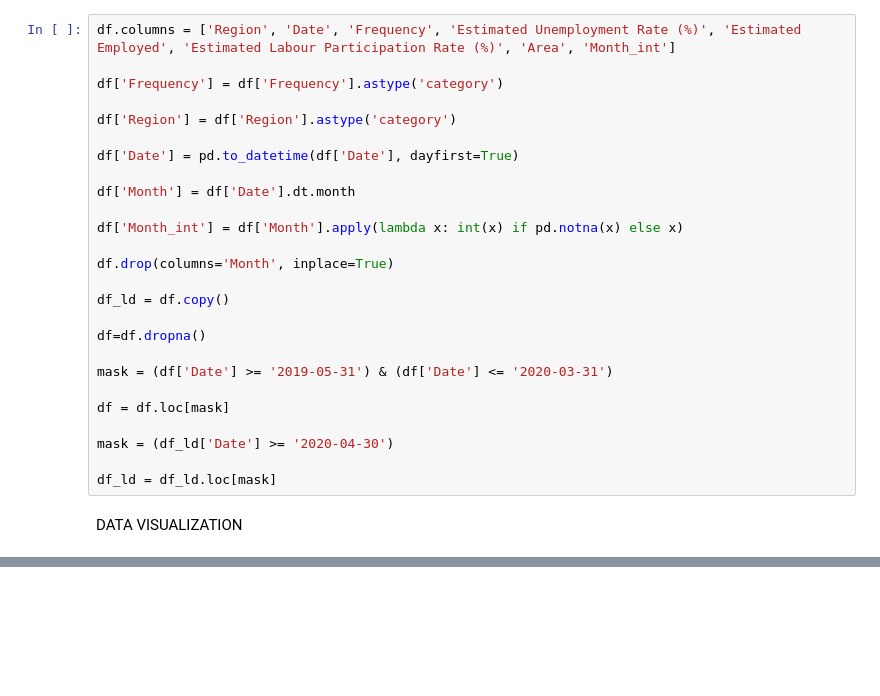
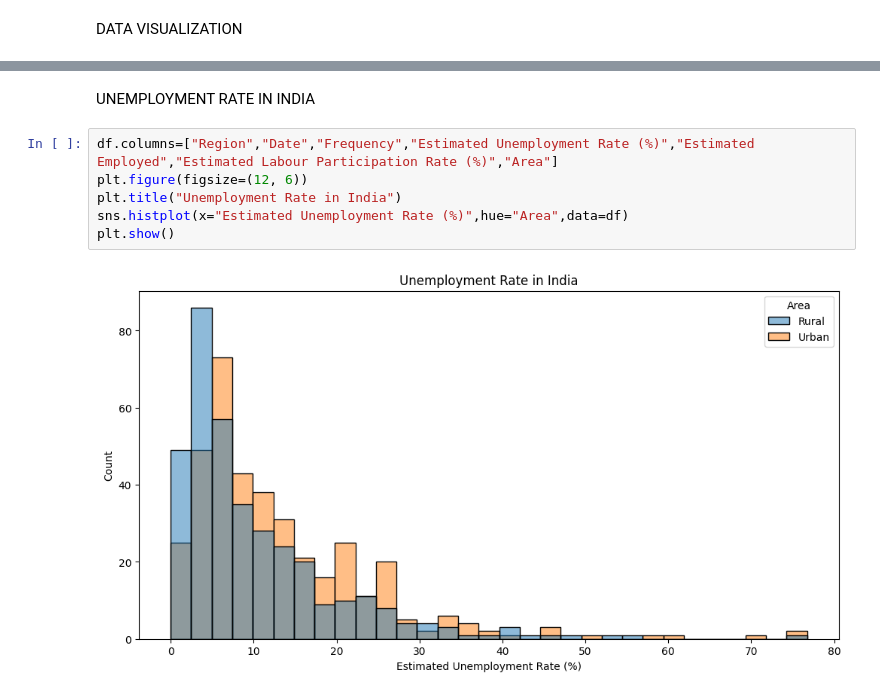
Before and after one commit to aalhadramteke/CodeAlpha_Unemployment-Analysis-using-Python, a Jupyter notebook: main.ipynb, the cells around one changed output, grey strips where cells are left out. Drawn from its saved outputs; the diff is of its cells as text; blank space fills up the shorter version.

Commit message:
DATA VISUALIZATION

```diff
--- a/main.ipynb
+++ b/main.ipynb
@@ -96,28 +94,2 @@ DATA WRANGLING
-# %%
-df.columns = ['Region', 'Date', 'Frequency', 'Estimated Unemployment Rate (%)', 'Estimated Employed', 'Estimated Labour Participation Rate (%)', 'Area', 'Month_int']
-
-df['Frequency'] = df['Frequency'].astype('category')
-
-df['Region'] = df['Region'].astype('category')
-
-df['Date'] = pd.to_datetime(df['Date'], dayfirst=True)
-
-df['Month'] = df['Date'].dt.month
-
-df['Month_int'] = df['Month'].apply(lambda x: int(x) if pd.notna(x) else x)
-
-df.drop(columns='Month', inplace=True)
-
-df_ld = df.copy()
-
-df=df.dropna()
-
-mask = (df['Date'] >= '2019-05-31') & (df['Date'] <= '2020-03-31')
-
-df = df.loc[mask]
-
-mask = (df_ld['Date'] >= '2020-04-30')
-
-df_ld = df_ld.loc[mask]
 # %% [markdown]
 DATA VISUALIZATION
@@ -123,0 +124,10 @@ DATA VISUALIZATION
+# %% [markdown]
+UNEMPLOYMENT RATE IN INDIA
+# %%
+df.columns=["Region","Date","Frequency","Estimated Unemployment Rate (%)","Estimated Employed","Estimated Labour Participation Rate (%)","Area"]
+plt.figure(figsize=(12, 6))
+plt.title("Unemployment Rate in India")
+sns.histplot(x="Estimated Unemployment Rate (%)",hue="Area",data=df)
+plt.show()
+# %% [output]
+[figure, added]
```
Also changed, not shown: parts of 14 cells of this notebook.
